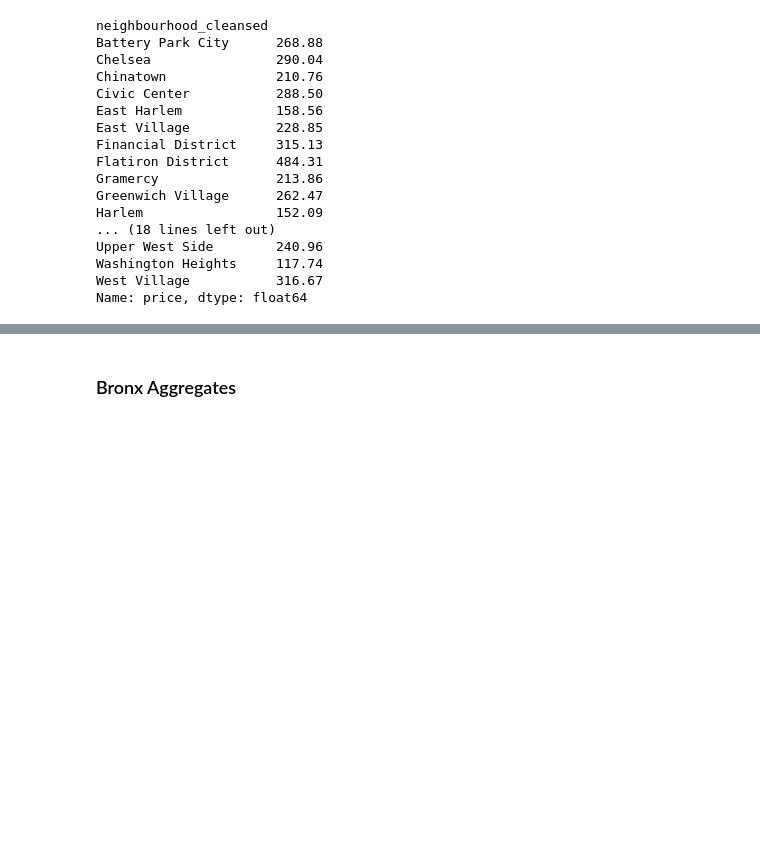
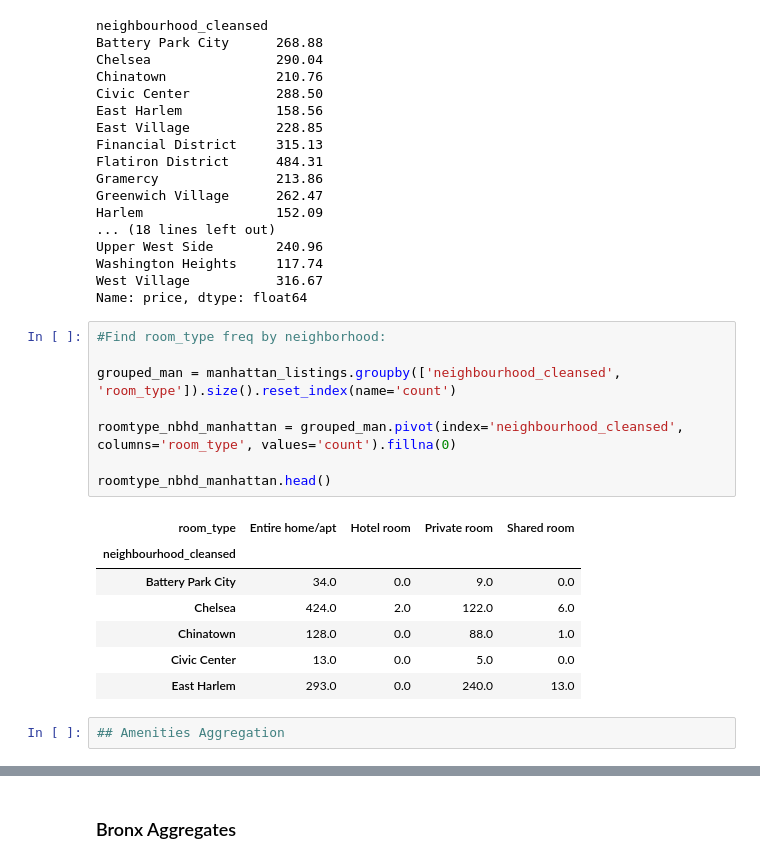
Before and after one commit to munozjon/NYC-Airbnb-Listings, a Jupyter notebook: static/data_extraction.ipynb, the cells around one changed output, grey strips where cells are left out. Saved outputs shown, nothing was run; the diff lists cells and outputs as text; blank space fills up the shorter version.

```diff
--- a/static/data_extraction.ipynb
+++ b/static/data_extraction.ipynb
@@ -156,3 +156,21 @@ Upper West Side        240.96
 Washington Heights     117.74
 West Village           316.67
 Name: price, dtype: float64
+# %%
+#Find room_type freq by neighborhood:
+
+grouped_man = manhattan_listings.groupby(['neighbourhood_cleansed', 'room_type']).size().reset_index(name='count')
+
+roomtype_nbhd_manhattan = grouped_man.pivot(index='neighbourhood_cleansed', columns='room_type', values='count').fillna(0)
+
+roomtype_nbhd_manhattan.head()
+# %% [output]
+| room_type | Entire home/apt | Hotel room | Private room | Shared room |
+| neighbourhood_cleansed |  |  |  |  |
+| Battery Park City | 34.0 | 0.0 | 9.0 | 0.0 |
+| Chelsea | 424.0 | 2.0 | 122.0 | 6.0 |
+| Chinatown | 128.0 | 0.0 | 88.0 | 1.0 |
+| Civic Center | 13.0 | 0.0 | 5.0 | 0.0 |
+| East Harlem | 293.0 | 0.0 | 240.0 | 13.0 |
+# %%
+## Amenities Aggregation
```
Also changed, not shown: parts of 8 cells of this notebook.
